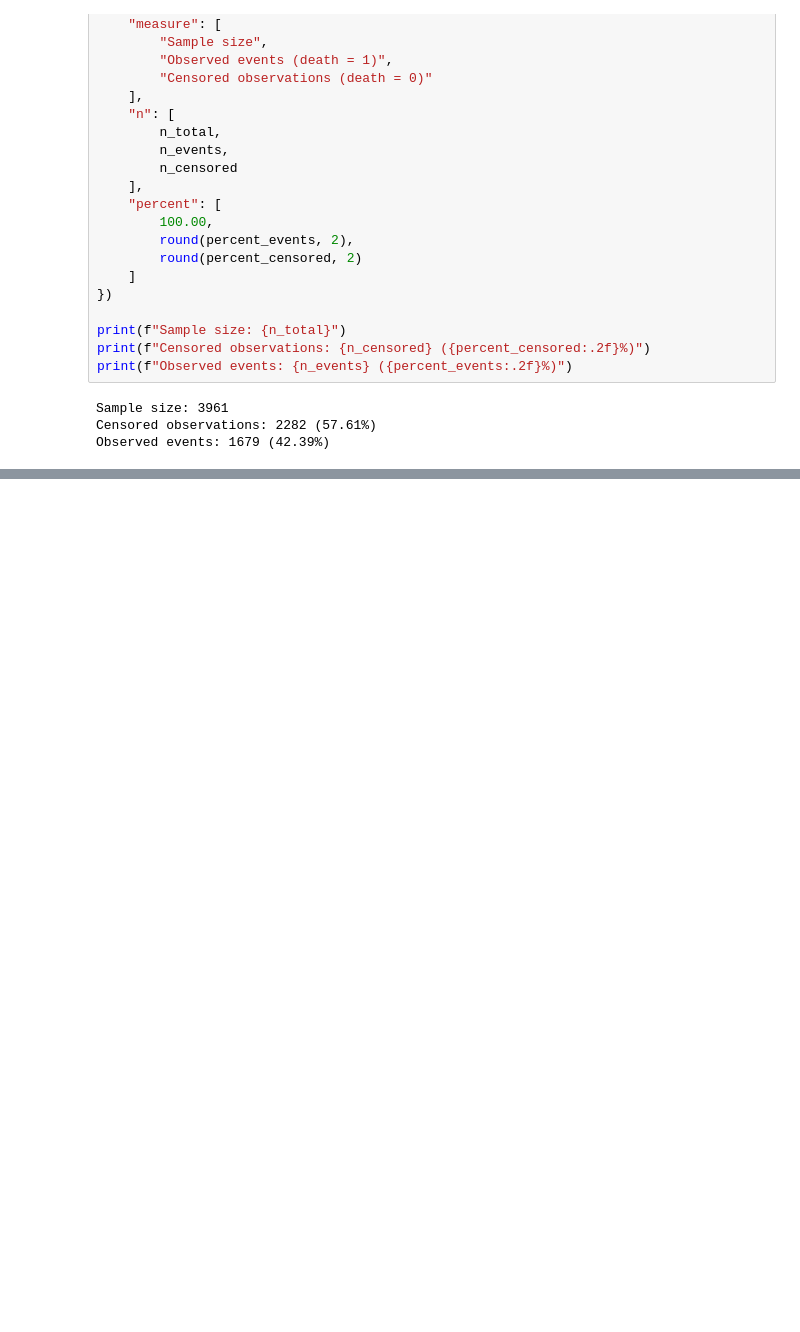
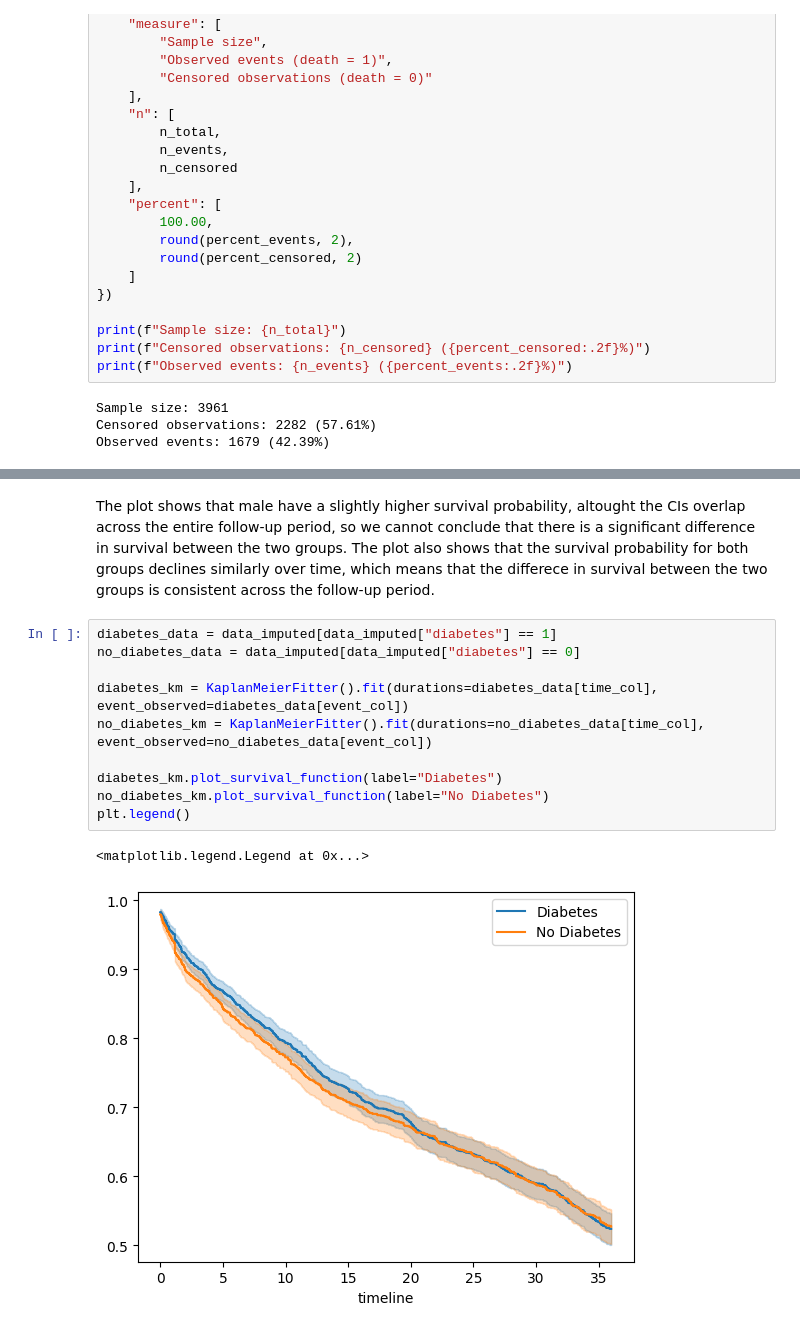
Before and after one commit to Mormorfor/SAML_project, a Jupyter notebook: Part1.ipynb, the cells around one changed output, grey strips where cells are left out. Cells and saved outputs as stored; diff of their text form; blank space fills up the shorter version.

```diff
--- a/Part1.ipynb
+++ b/Part1.ipynb
@@ -408,0 +467,15 @@ Observed events: 1679 (42.39%)
+# %% [markdown]
+The plot shows that male have a slightly higher survival probability, altought the CIs overlap across the entire follow-up period, so we cannot conclude that there is a significant difference in survival between the two groups. The plot also shows that the survival probability for both groups declines similarly over time, which means that the differece in survival between the two groups is consistent across the follow-up period.
+# %%
+diabetes_data = data_imputed[data_imputed["diabetes"] == 1]
+no_diabetes_data = data_imputed[data_imputed["diabetes"] == 0]
+
+diabetes_km = KaplanMeierFitter().fit(durations=diabetes_data[time_col], event_observed=diabetes_data[event_col])
+no_diabetes_km = KaplanMeierFitter().fit(durations=no_diabetes_data[time_col], event_observed=no_diabetes_data[event_col])
+
+diabetes_km.plot_survival_function(label="Diabetes")
+no_diabetes_km.plot_survival_function(label="No Diabetes")
+plt.legend()
+# %% [output]
+<matplotlib.legend.Legend at 0x...>
+[figure, added]
```
Also changed, not shown: parts of 14 cells of this notebook.
